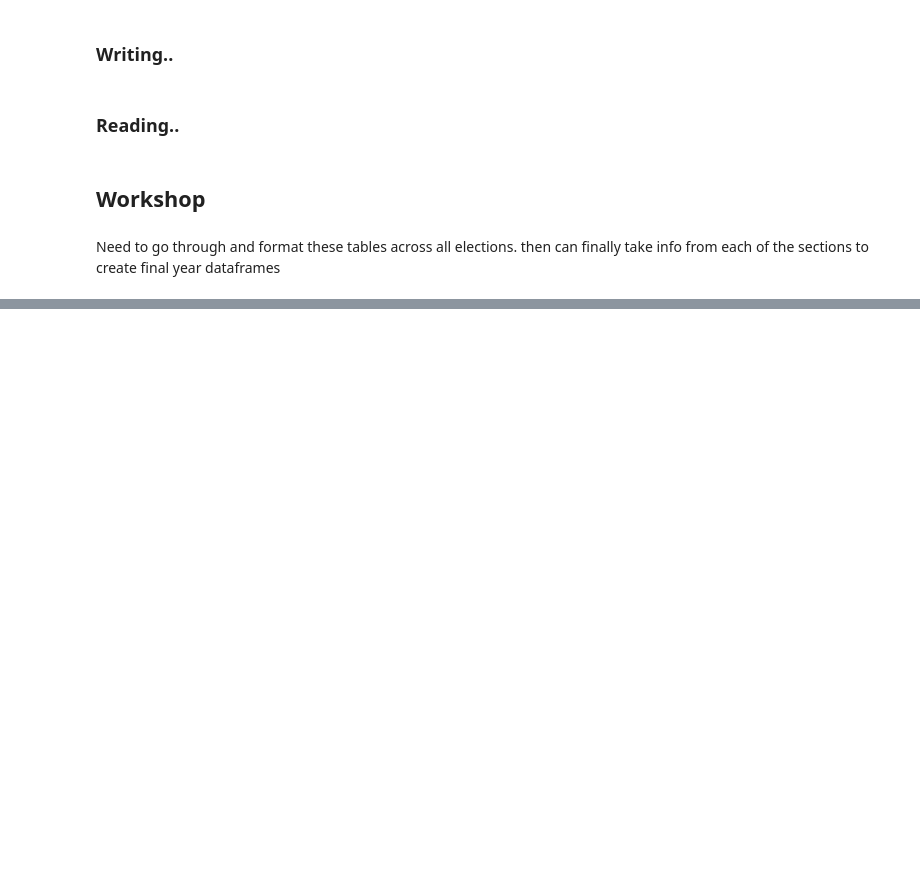
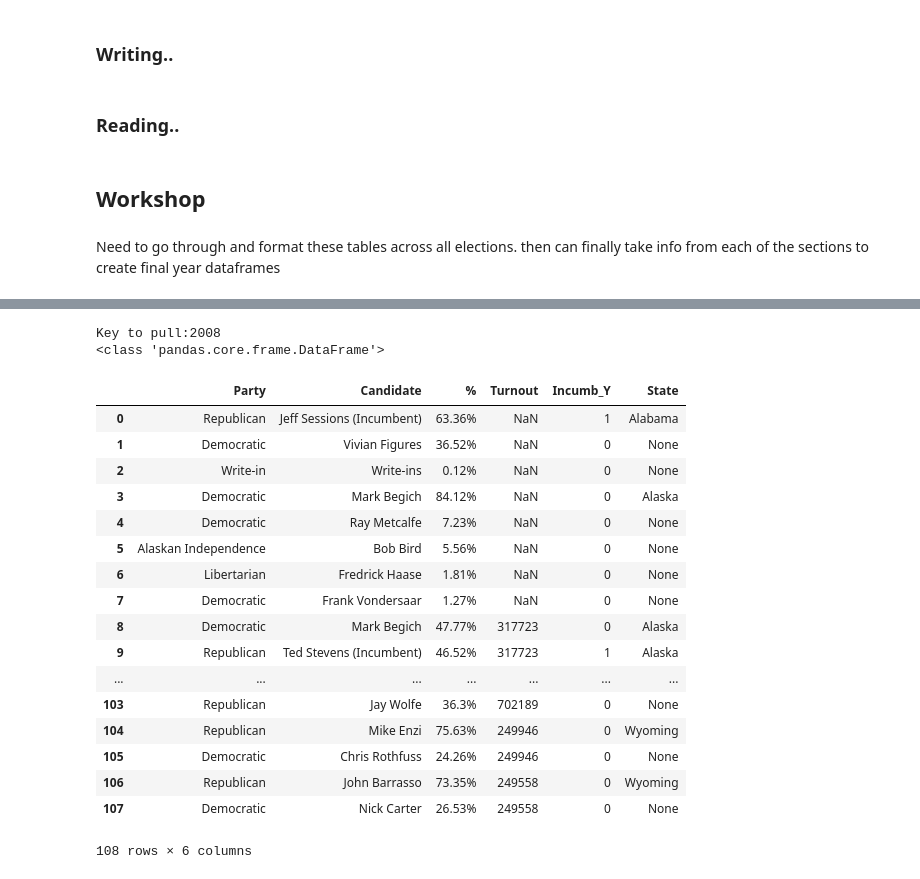
Before and after one commit to dfuller22/US_Senate_Election_Predictor, a Jupyter notebook: PlayG2.ipynb, the cells around one changed output, grey strips where cells are left out. Saved outputs shown, nothing was run; the diff lists cells and outputs as text; code cells hidden in the pictures; blank space fills up the shorter version.

```diff
--- a/PlayG2.ipynb
+++ b/PlayG2.ipynb
@@ -327,0 +238,25 @@ Idx:12!!!!!!!!!!!!!!!!!!!!!!!!!
+# %%
+test3 = dlf.table_checker(dict_=yr_st_dict_mapped)
+print(type(test3))
+test3
+# %% [output]
+Key to pull:2008
+<class 'pandas.core.frame.DataFrame'>
+|  | Party | Candidate | % | Turnout | Incumb_Y | State |
+| 0 | Republican | Jeff Sessions (Incumbent) | 63.36% | NaN | 1 | Alabama |
+| 1 | Democratic | Vivian Figures | 36.52% | NaN | 0 | None |
+| 2 | Write-in | Write-ins | 0.12% | NaN | 0 | None |
+| 3 | Democratic | Mark Begich | 84.12% | NaN | 0 | Alaska |
+| 4 | Democratic | Ray Metcalfe | 7.23% | NaN | 0 | None |
+| 5 | Alaskan Independence | Bob Bird | 5.56% | NaN | 0 | None |
+| 6 | Libertarian | Fredrick Haase | 1.81% | NaN | 0 | None |
+| 7 | Democratic | Frank Vondersaar | 1.27% | NaN | 0 | None |
+| 8 | Democratic | Mark Begich | 47.77% | 317723 | 0 | Alaska |
+| 9 | Republican | Ted Stevens (Incumbent) | 46.52% | 317723 | 1 | Alaska |
+| ... | ... | ... | ... | ... | ... | ... |
+| 103 | Republican | Jay Wolfe | 36.3% | 702189 | 0 | None |
+| 104 | Republican | Mike Enzi | 75.63% | 249946 | 0 | Wyoming |
+| 105 | Democratic | Chris Rothfuss | 24.26% | 249946 | 0 | None |
+| 106 | Republican | John Barrasso | 73.35% | 249558 | 0 | Wyoming |
+| 107 | Democratic | Nick Carter | 26.53% | 249558 | 0 | None |
+108 rows × 6 columns
```
Also changed, not shown: parts of 20 cells of this notebook, 3 other files.
